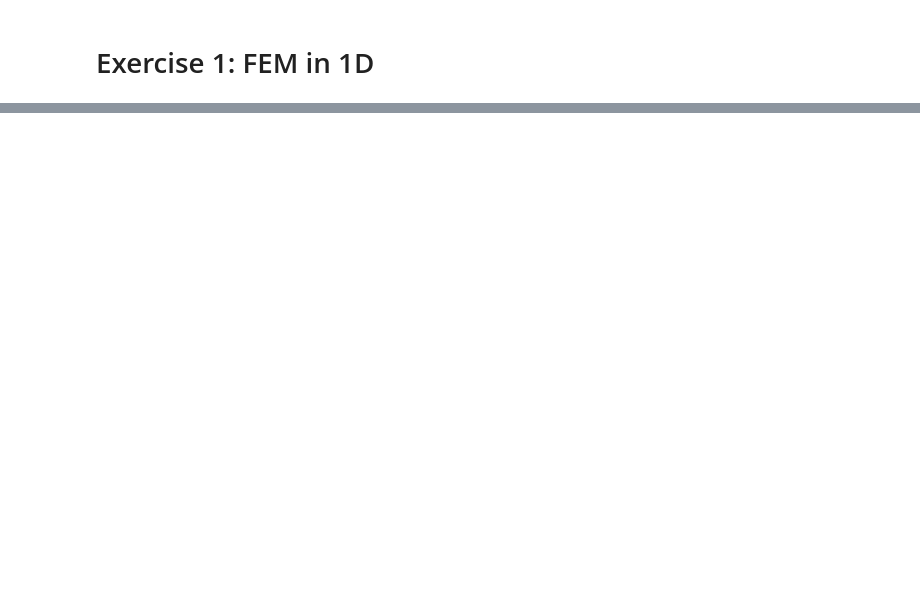
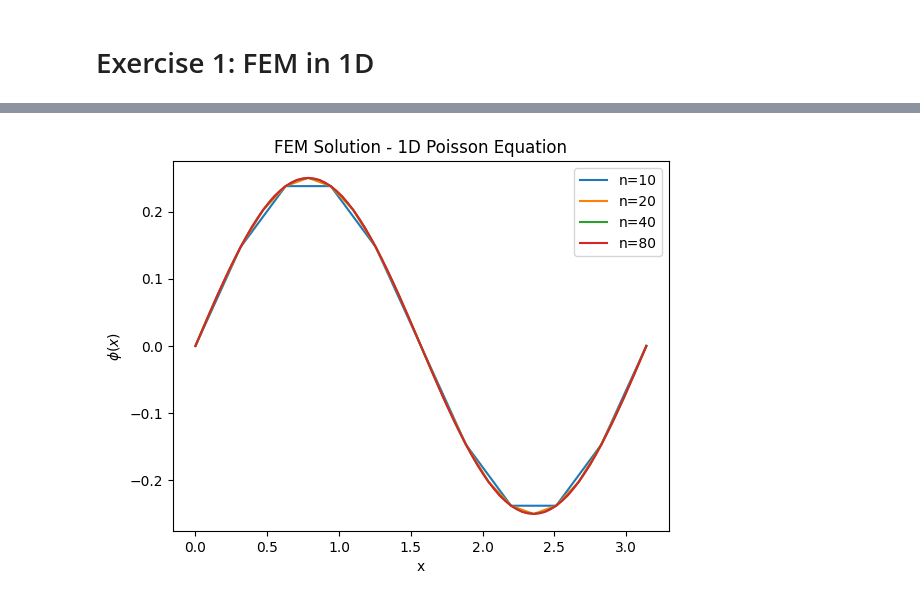
Before and after one commit to joaopedrobiu6/CompElectroMag, a Jupyter notebook: pro3/Assignment3.ipynb, the cells around one changed output, grey strips where cells are left out. Saved outputs shown, nothing was run; the diff lists cells and outputs as text; code cells hidden in the pictures; blank space fills up the shorter version.

```diff
--- a/pro3/Assignment3.ipynb
+++ b/pro3/Assignment3.ipynb
@@ -81,0 +312,32 @@ import matplotlib.pyplot as plt
+# %%
+A_10, b_10 = FEM_solution(10)
+phi_10 = np.linalg.solve(A_10, b_10)
+phi_full_10 = np.zeros(11)
+phi_full_10[1:-1] = phi_10
+
+A_20, b_20 = FEM_solution(20)
+phi_20 = np.linalg.solve(A_20, b_20)
+phi_full_20 = np.zeros(21)
+phi_full_20[1:-1] = phi_20
+
+A_40, b_40 = FEM_solution(40)
+phi_40 = np.linalg.solve(A_40, b_40)
+phi_full_40 = np.zeros(41)
+phi_full_40[1:-1] = phi_40
+
+A_80, b_80 = FEM_solution(80)
+phi_80 = np.linalg.solve(A_80, b_80)
+phi_full_80 = np.zeros(81)
+phi_full_80[1:-1] = phi_80
+
+plt.plot(np.linspace(0, np.pi, 11), phi_full_10, label='n=10')
+plt.plot(np.linspace(0, np.pi, 21), phi_full_20, label='n=20')
+plt.plot(np.linspace(0, np.pi, 41), phi_full_40, label='n=40')
+plt.plot(np.linspace(0, np.pi, 81), phi_full_80, label='n=80')
+plt.xlabel('x')
+plt.ylabel(r'$\phi(x)$')
+plt.title('FEM Solution - 1D Poisson Equation')
+plt.legend()
+plt.show()
+# %% [output]
+[figure, added]
```
Also changed, not shown: parts of 18 cells of this notebook, 2 other files.
